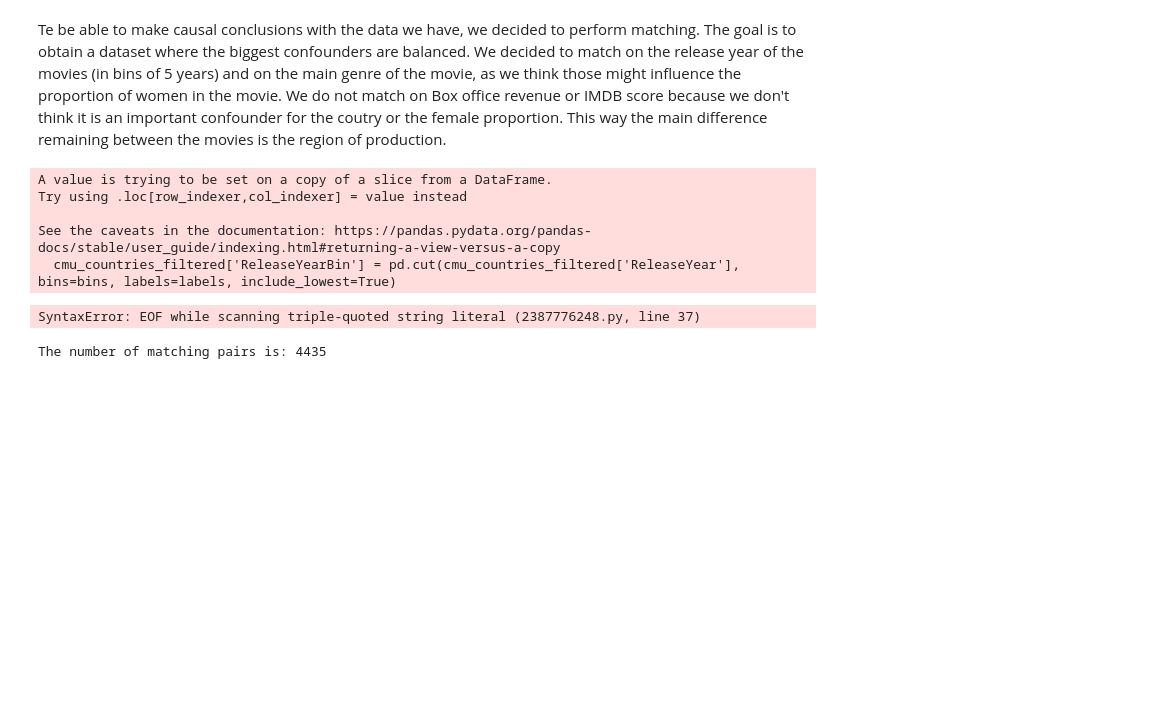
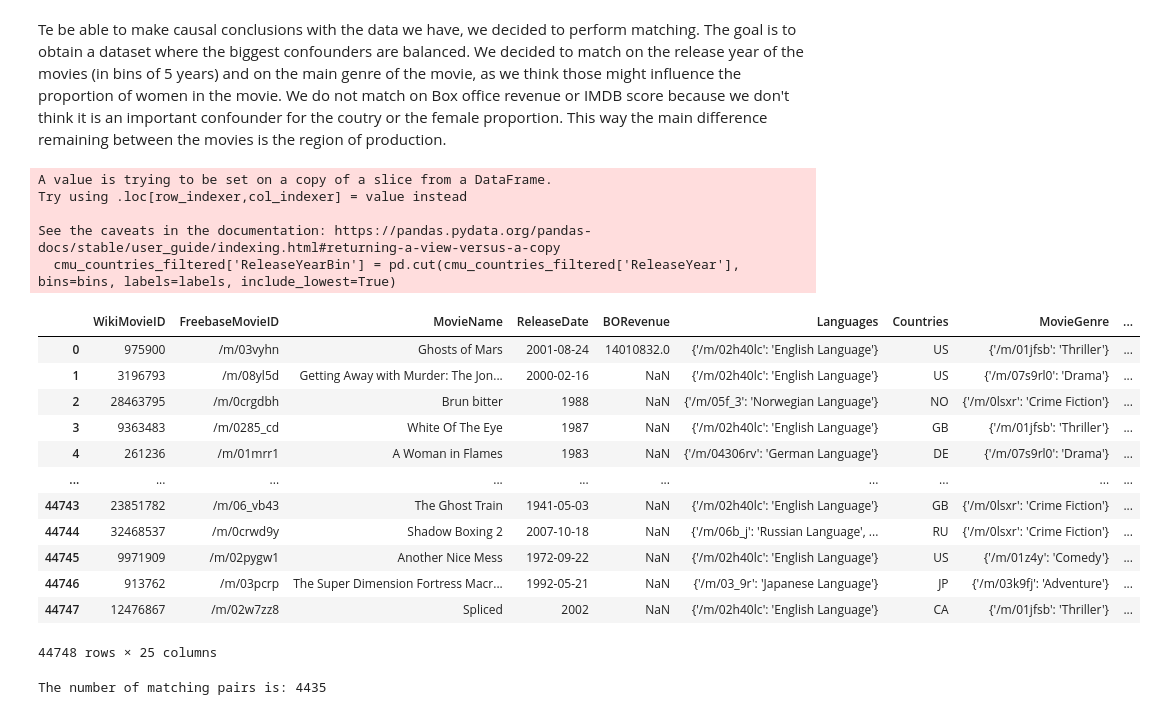
Before and after one commit to epfl-ada/ada-2023-project-teamcajare2023, a Jupyter notebook: P2.ipynb, the cells around one changed output. Saved outputs shown, nothing was run; the diff lists cells and outputs as text; code cells hidden in the pictures; blank space fills up the shorter version.

```diff
--- a/P2.ipynb
+++ b/P2.ipynb
@@ -1673,46 +1673,24 @@ Try using .loc[row_indexer,col_indexer] = value instead
 
 See the caveats in the documentation: https://pandas.pydata.org/pandas-docs/stable/user_guide/indexing.html#returning-a-view-versus-a-copy
   cmu_countries_filtered['ReleaseYearBin'] = pd.cut(cmu_countries_filtered['ReleaseYear'], bins=bins, labels=labels, include_lowest=True)
-# %%
-'''
-## SAME CODE AS ABOVE --> DO IT IN THE PREPROCESSING ?
-# List of rows to drop
-rows_to_drop = []
-
-for index, row in cmu_countries_filtered.iterrows():
-    movie_genre = row['MovieGenre']
-
-    # If there is one genre only, drop the row if not in the 16 major genre
-    if len(movie_genre) == 1 and list(movie_genre.values())[0] not in major_16_genres:
-        rows_to_drop.append(index)
-
-    # If there is no genre, drop the corresponding row
-    elif not bool(movie_genre):
-        rows_to_drop.append(index)
-
-    # If there are multiple genres
-    else:
-        count = 0  # To keep the first value only
-        for key, value in movie_genre.items():
-            if value in major_16_genres:
-                if count == 0:
-                    value_to_keep = value
-                    key_to_keep = key
-                    count = 1
-                    break
-
-        if count == 0:  # If none of the genres is in the major_16_genres, drop the row
-            rows_to_drop.append(index)
-
-        if count == 1:
-            cmu_countries_filtered.at[index, 'MovieGenre'] = {key_to_keep: value_to_keep}
-
-# Create a new DataFrame with only the rows to keep
-cmu_countries_filtered = cmu_countries_filtered.drop(rows_to_drop)
-movie_counts = cmu_countries_filtered['WikiMovieID'].nunique()
-print(f'We are left with {movie_counts} movies')
-# %% [output]
-SyntaxError: EOF while scanning triple-quoted string literal (2387776248.py, line 37)
+# %%
+# We merge with df_gender_proportion_by_movie to get the proportion of women in the movie
+cmu_countries_filtered = cmu_countries_filtered.merge(df_gender_proportion_by_movie, on = 'WikiMovieID', how = 'inner')
+cmu_countries_filtered.dropna(subset='PercentageofFemale')
+# %% [output]
+|  | WikiMovieID | FreebaseMovieID | MovieName | ReleaseDate | BORevenue | Languages | Countries | MovieGenre | ... |
+| 0 | 975900 | /m/03vyhn | Ghosts of Mars | 2001-08-24 | 14010832.0 | {'/m/02h40lc': 'English Language'} | US | {'/m/01jfsb': 'Thriller'} | ... |
+| 1 | 3196793 | /m/08yl5d | Getting Away with Murder: The Jon... | 2000-02-16 | NaN | {'/m/02h40lc': 'English Language'} | US | {'/m/07s9rl0': 'Drama'} | ... |
+| 2 | 28463795 | /m/0crgdbh | Brun bitter | 1988 | NaN | {'/m/05f_3': 'Norwegian Language'} | NO | {'/m/0lsxr': 'Crime Fiction'} | ... |
+| 3 | 9363483 | /m/0285_cd | White Of The Eye | 1987 | NaN | {'/m/02h40lc': 'English Language'} | GB | {'/m/01jfsb': 'Thriller'} | ... |
+| 4 | 261236 | /m/01mrr1 | A Woman in Flames | 1983 | NaN | {'/m/04306rv': 'German Language'} | DE | {'/m/07s9rl0': 'Drama'} | ... |
+| ... | ... | ... | ... | ... | ... | ... | ... | ... | ... |
+| 44743 | 23851782 | /m/06_vb43 | The Ghost Train | 1941-05-03 | NaN | {'/m/02h40lc': 'English Language'} | GB | {'/m/0lsxr': 'Crime Fiction'} | ... |
+| 44744 | 32468537 | /m/0crwd9y | Shadow Boxing 2 | 2007-10-18 | NaN | {'/m/06b_j': 'Russian Language', ... | RU | {'/m/0lsxr': 'Crime Fiction'} | ... |
+| 44745 | 9971909 | /m/02pygw1 | Another Nice Mess | 1972-09-22 | NaN | {'/m/02h40lc': 'English Language'} | US | {'/m/01z4y': 'Comedy'} | ... |
+| 44746 | 913762 | /m/03pcrp | The Super Dimension Fortress Macr... | 1992-05-21 | NaN | {'/m/03_9r': 'Japanese Language'} | JP | {'/m/03k9fj': 'Adventure'} | ... |
+| 44747 | 12476867 | /m/02w7zz8 | Spliced | 2002 | NaN | {'/m/02h40lc': 'English Language'} | CA | {'/m/01jfsb': 'Thriller'} | ... |
+44748 rows × 25 columns
 # %%
 # divide dataset according to region of interest
 cmu_eu = cmu_countries_filtered[cmu_countries_filtered['Continent']== 'EU']
```
Also changed, not shown: parts of 20 cells of this notebook.
